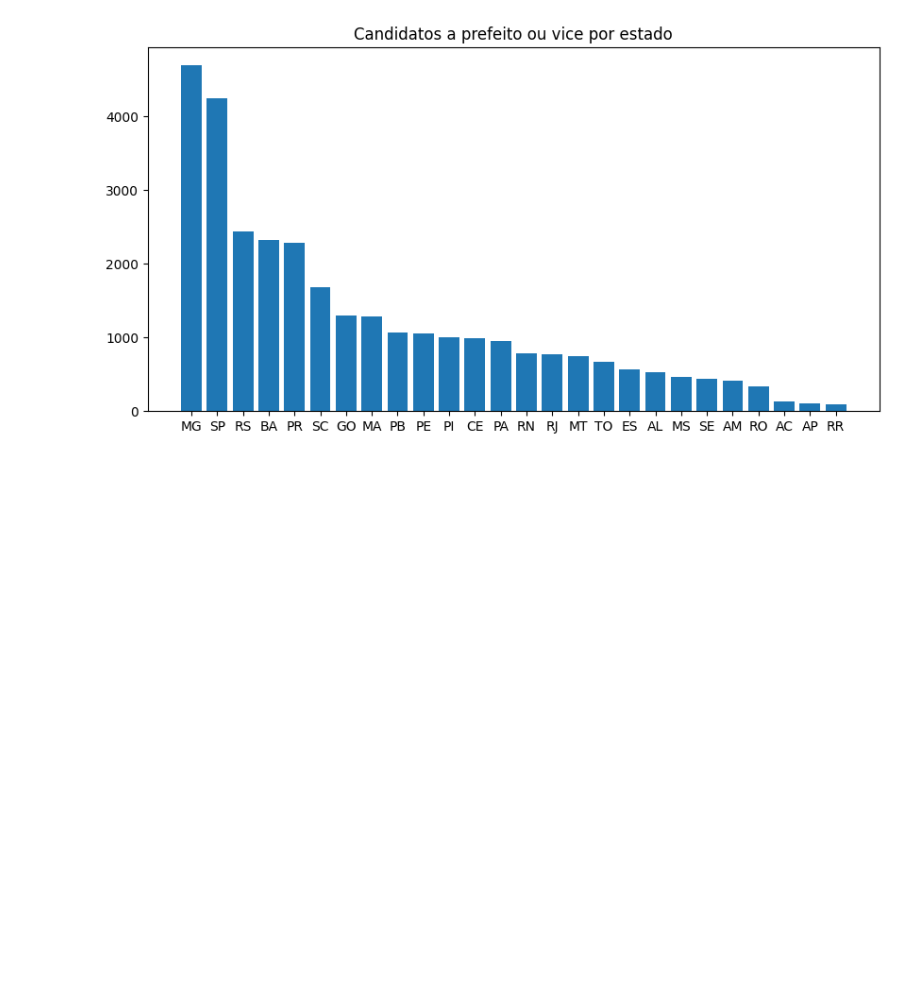
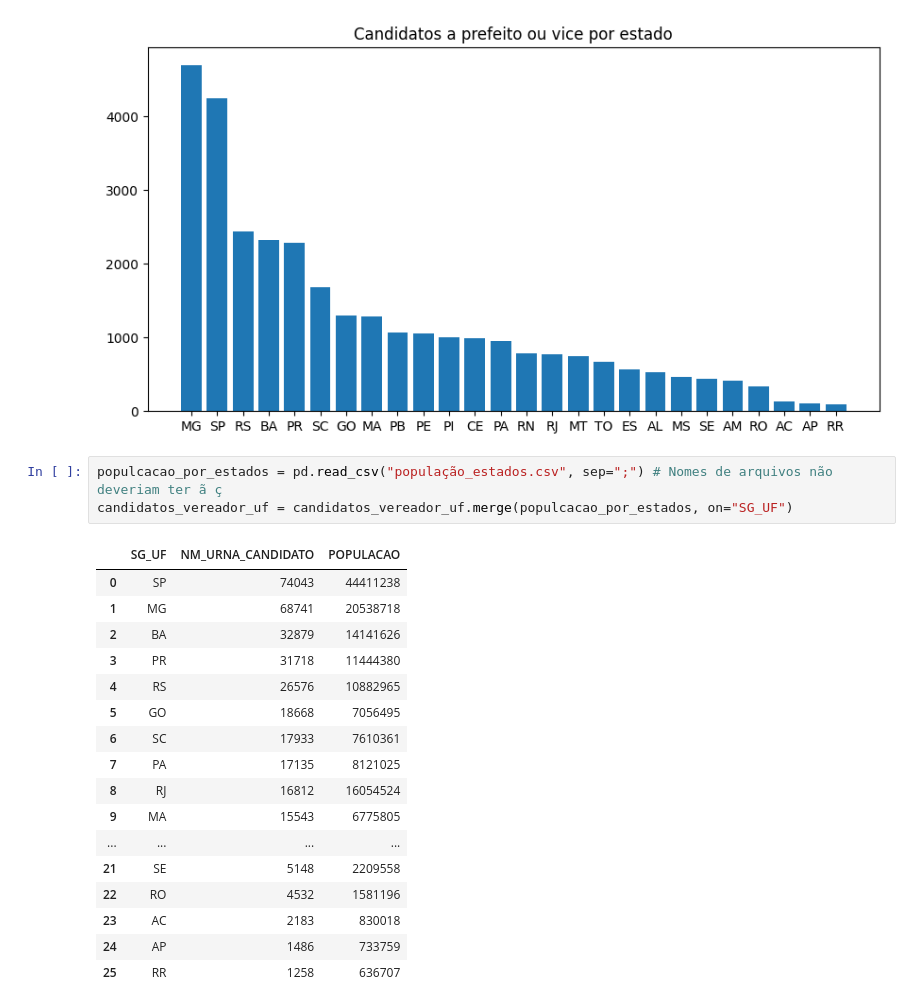
Before and after one commit to nfmmendes/eleicoes-2024-brasil, a Jupyter notebook: Eleições 2024.ipynb, the cells around one changed output. Cells and saved outputs as stored; diff of their text form; blank space fills up the shorter version.

```diff
--- a/Eleições 2024.ipynb
+++ b/Eleições 2024.ipynb
@@ -23,3 +23,24 @@ plt.title("Candidatos a prefeito ou vice por estado")
 plt.show()
 # %% [output]
 [figure]
+# %%
+populcacao_por_estados = pd.read_csv("população_estados.csv", sep=";") # Nomes de arquivos não deveriam ter ã ç
+candidatos_vereador_uf = candidatos_vereador_uf.merge(populcacao_por_estados, on="SG_UF")
+# %% [output]
+|  | SG_UF | NM_URNA_CANDIDATO | POPULACAO |
+| 0 | SP | 74043 | 44411238 |
+| 1 | MG | 68741 | 20538718 |
+| 2 | BA | 32879 | 14141626 |
+| 3 | PR | 31718 | 11444380 |
+| 4 | RS | 26576 | 10882965 |
+| 5 | GO | 18668 | 7056495 |
+| 6 | SC | 17933 | 7610361 |
+| 7 | PA | 17135 | 8121025 |
+| 8 | RJ | 16812 | 16054524 |
+| 9 | MA | 15543 | 6775805 |
+| ... | ... | ... | ... |
+| 21 | SE | 5148 | 2209558 |
+| 22 | RO | 4532 | 1581196 |
+| 23 | AC | 2183 | 830018 |
+| 24 | AP | 1486 | 733759 |
+| 25 | RR | 1258 | 636707 |
```
Also changed, not shown: parts of 1 cell of this notebook.
